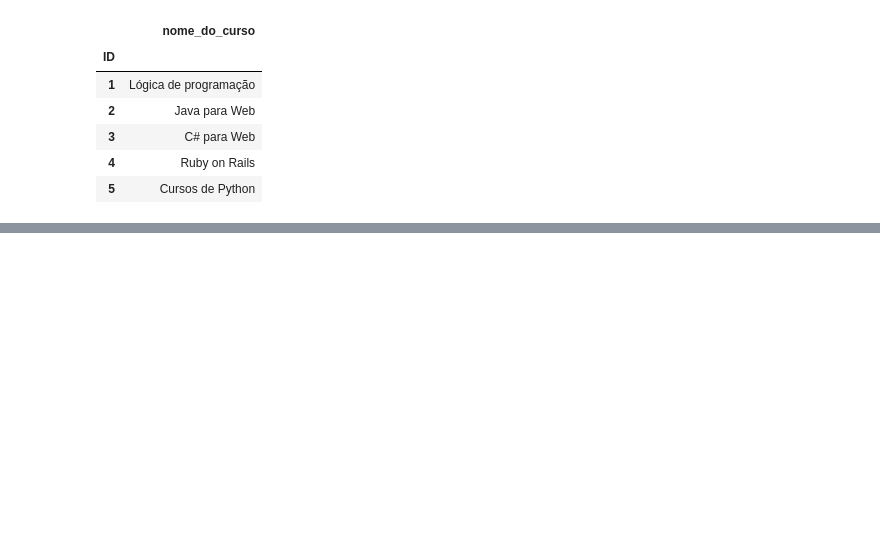
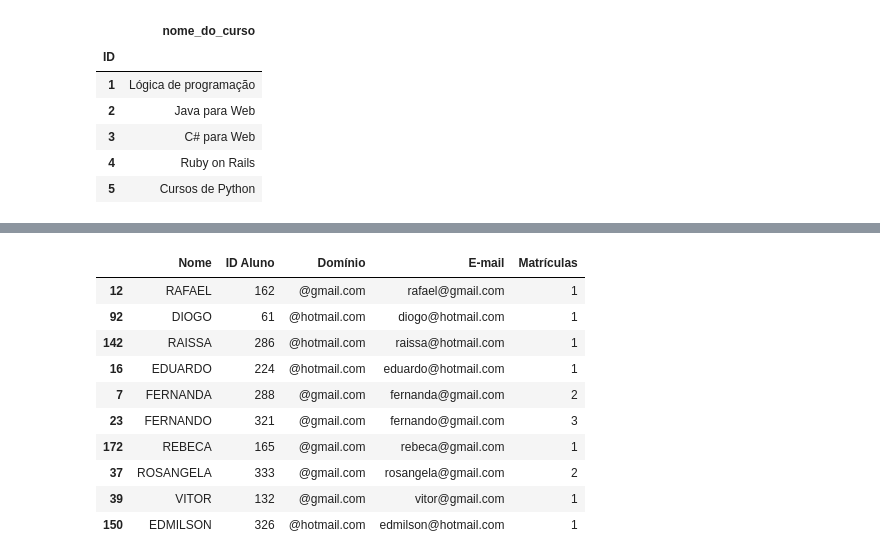
Before and after one commit to PurpleLobster31/Pandas-Formatos-diferentes-de-entrada-e-saida-IO-, a Jupyter notebook: Pandas IO.ipynb, the cells around one changed output, grey strips where cells are left out. Drawn from its saved outputs; the diff is of its cells as text; code cells hidden in the pictures; blank space fills up the shorter version.

```diff
--- a/Pandas IO.ipynb
+++ b/Pandas IO.ipynb
@@ -224,0 +240,14 @@ cursos.head()
+# %%
+nomes.sample(10)
+# %% [output]
+|  | Nome | ID Aluno | Domínio | E-mail | Matrículas |
+| 12 | RAFAEL | 162 | @gmail.com | rafael@gmail.com | 1 |
+| 92 | DIOGO | 61 | @hotmail.com | diogo@hotmail.com | 1 |
+| 142 | RAISSA | 286 | @hotmail.com | raissa@hotmail.com | 1 |
+| 16 | EDUARDO | 224 | @hotmail.com | eduardo@hotmail.com | 1 |
+| 7 | FERNANDA | 288 | @gmail.com | fernanda@gmail.com | 2 |
+| 23 | FERNANDO | 321 | @gmail.com | fernando@gmail.com | 3 |
+| 172 | REBECA | 165 | @gmail.com | rebeca@gmail.com | 1 |
+| 37 | ROSANGELA | 333 | @gmail.com | rosangela@gmail.com | 2 |
+| 39 | VITOR | 132 | @gmail.com | vitor@gmail.com | 1 |
+| 150 | EDMILSON | 326 | @hotmail.com | edmilson@hotmail.com | 1 |
```
Also changed, not shown: parts of 31 cells of this notebook, 2 other files.
